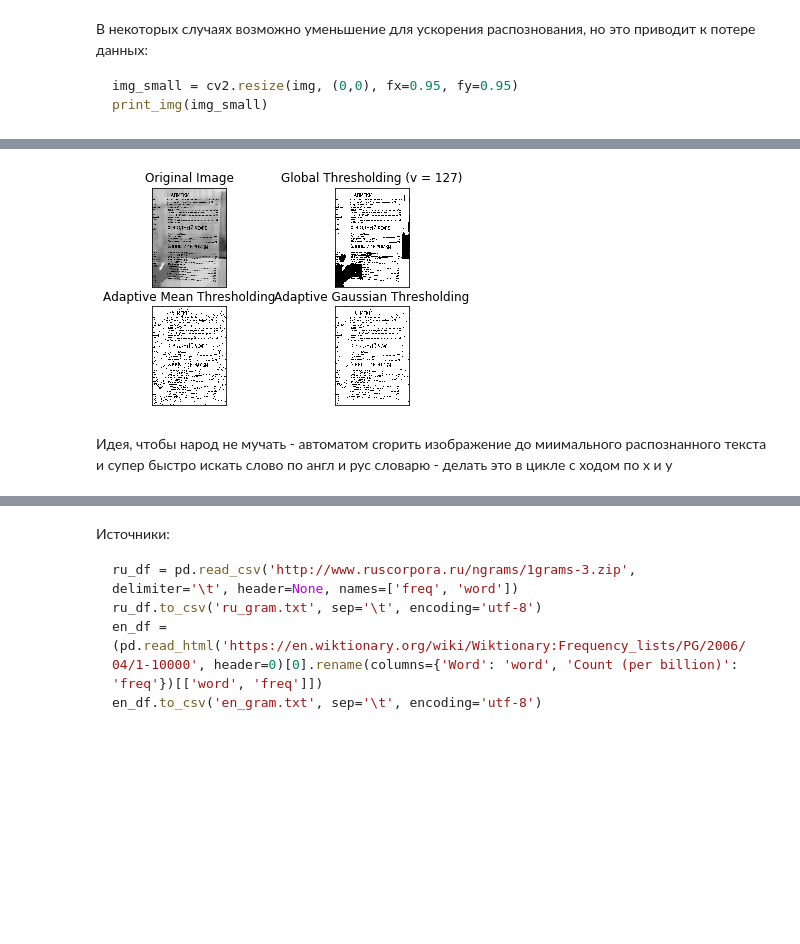
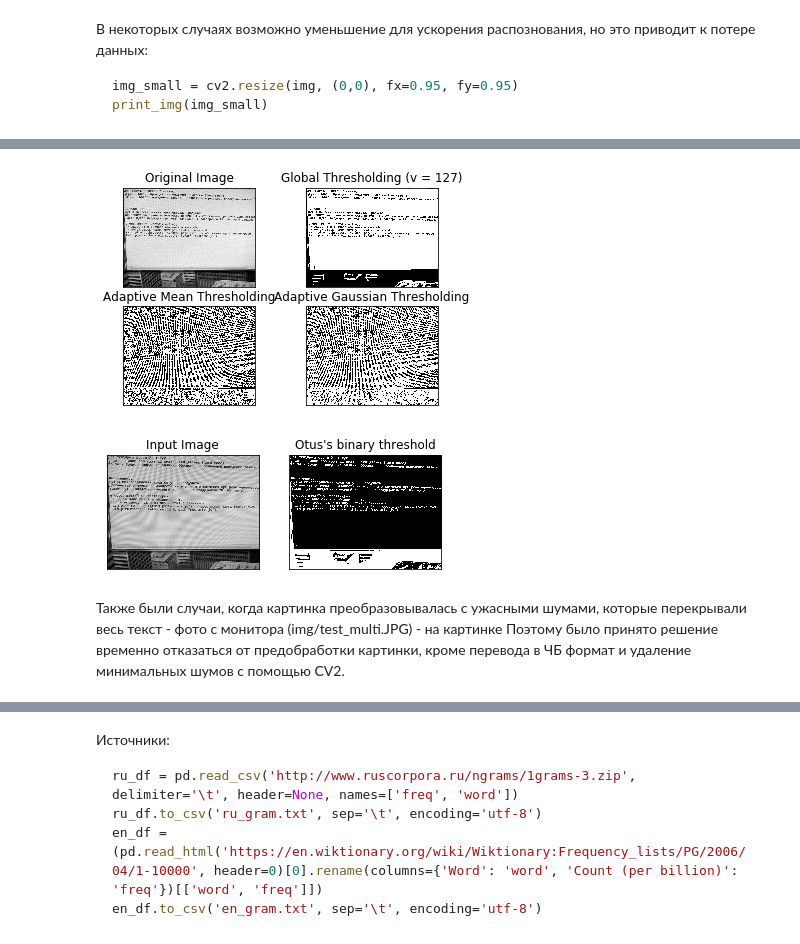
Before and after one commit to Romakin/Homeworks, a Jupyter notebook: Diploma.ipynb, the cells around one changed output, grey strips where cells are left out. Cells and saved outputs as stored; diff of their text form; code cells hidden in the pictures; blank space fills up the shorter version.

```diff
--- a/Diploma.ipynb
+++ b/Diploma.ipynb
@@ -142,21 +157,10 @@ plt.show()
-# %%
-img_b = cv2.medianBlur(cv2.imread(r'img/IMG_2744.JPG',0),5)
-ret,th1 = cv2.threshold(img_b,127,255,cv2.THRESH_BINARY)
-th2 = cv2.adaptiveThreshold(img_b,255,cv2.ADAPTIVE_THRESH_MEAN_C,cv2.THRESH_BINARY,11,2)
-th3 = cv2.adaptiveThreshold(img_b,255,cv2.ADAPTIVE_THRESH_GAUSSIAN_C,cv2.THRESH_BINARY,11,2)
-
-titles = ['Original Image', 'Global Thresholding (v = 127)',
-    'Adaptive Mean Thresholding', 'Adaptive Gaussian Thresholding']
-images = [img_b, th1, th2, th3]
-
-for i in range(4):
-    plt.subplot(2,2,i+1),plt.imshow(images[i],'gray')
-    plt.title(titles[i])
-    plt.xticks([]),plt.yticks([])
-plt.show()
-# %% [output]
-[figure, removed]
+# %%
+img_tresholding(r'img/test_multi.JPG')
+# %% [output]
+[figure, added]
+[figure, added]
+# %% [markdown]
+Также были случаи, когда картинка преобразовывалась с ужасными шумами, которые перекрывали весь текст - фото с монитора (img/test_multi.JPG) - на картинке
+Поэтому было принято решение временно отказаться от предобработки картинки, кроме перевода в ЧБ формат и удаление минимальных шумов с помощью CV2.
 # %%
 img = img_demoise
-# %% [markdown]
-Идея, чтобы народ не мучать - автоматом cropить изображение до миимального распознанного текста и супер быстро искать слово по англ и рус словарю - делать это в цикле с ходом по x и y
```
Also changed, not shown: parts of 69 cells of this notebook, 3 other files.
